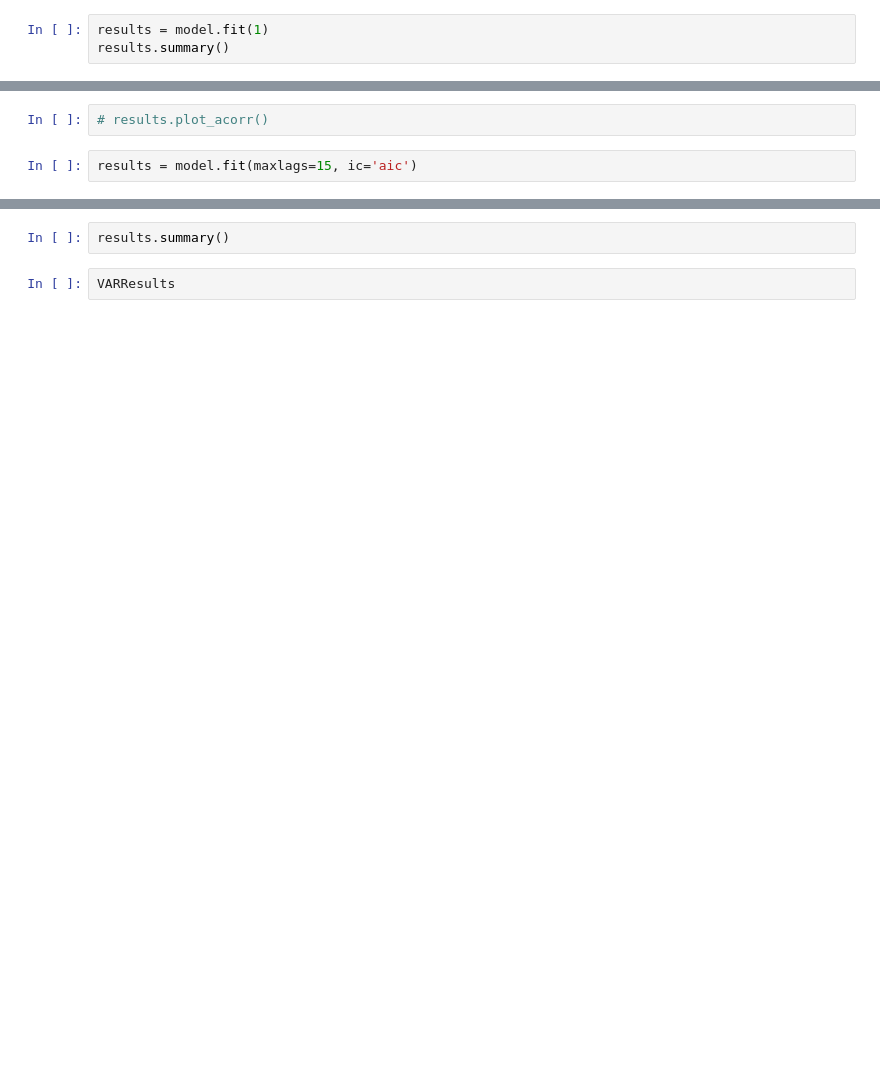
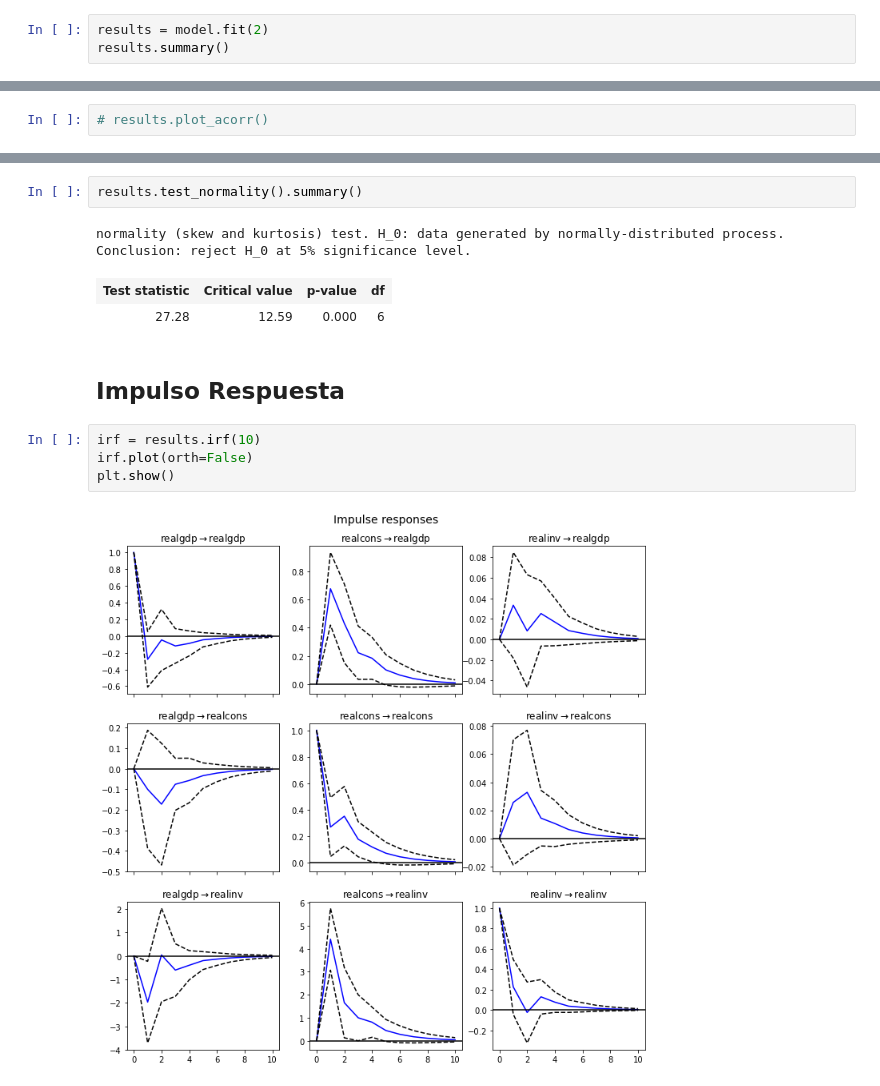
Before and after one commit to jslr1997/ECOG2046, a Jupyter notebook: notebooks/8_VAR.ipynb, the cells around one changed output, grey strips where cells are left out. Cells and saved outputs as stored; diff of their text form; blank space fills up the shorter version.

```diff
--- a/notebooks/8_VAR.ipynb
+++ b/notebooks/8_VAR.ipynb
@@ -110,5 +127,5 @@ VAR Order Selection (* highlights the minimums)
 # %%
-results = model.fit(1)
+results = model.fit(2)
 results.summary()
 # %% [output]
   Summary of Regression Results
@@ -163,4 +150,2 @@ VARResults(endog, endog_lagged, params, sigma_u, lag_order, model=None, trend='c
 # %%
 # results.plot_acorr()
-# %%
-results = model.fit(maxlags=15, ic='aic')
@@ -167,4 +170,14 @@ results = model.fit(maxlags=15, ic='aic')
 # %%
-results.summary()
+results.test_normality().summary()
+# %% [output]
+normality (skew and kurtosis) test. H_0: data generated by normally-distributed process. Conclusion: reject H_0 at 5% significance level.
+| Test statistic | Critical value | p-value | df |
+| 27.28 | 12.59 | 0.000 | 6 |
-# %%
-VARResults
+# %% [markdown]
+## Impulso Respuesta
+# %%
+irf = results.irf(10)
+irf.plot(orth=False)
+plt.show()
+# %% [output]
+[figure, added]
```
Also changed, not shown: parts of 26 cells of this notebook, 1 other file.
